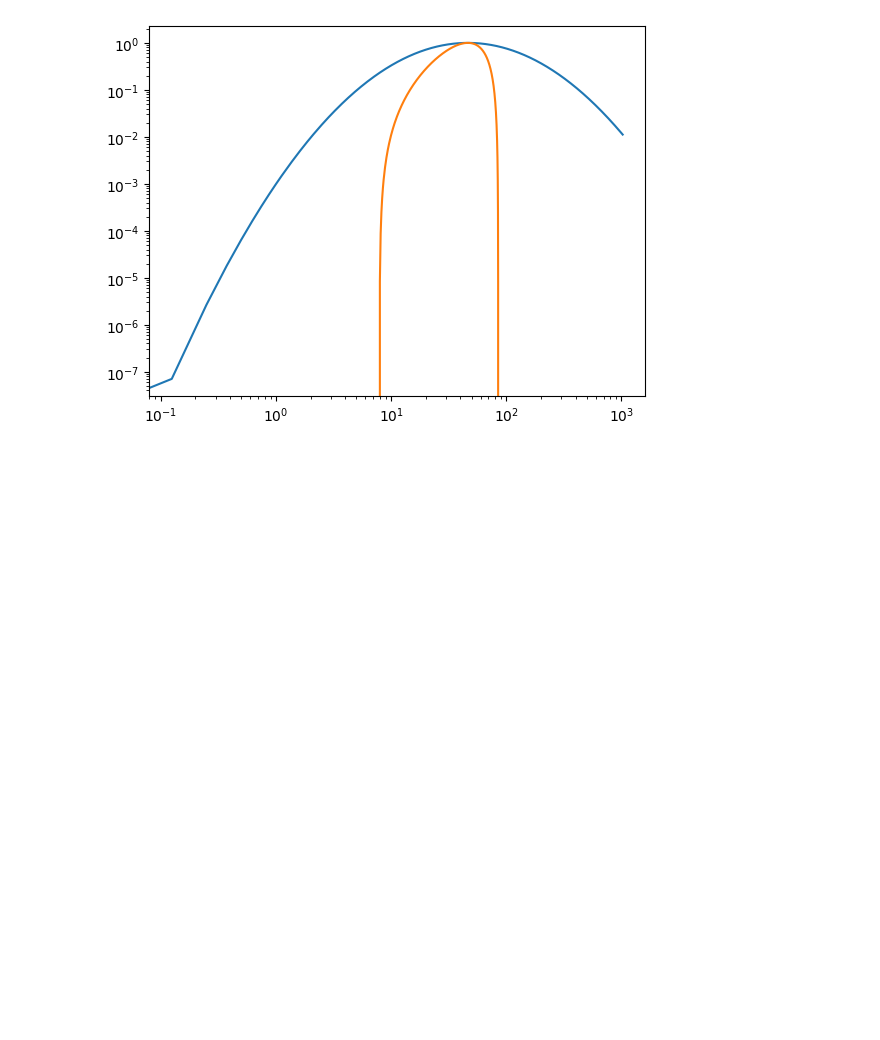
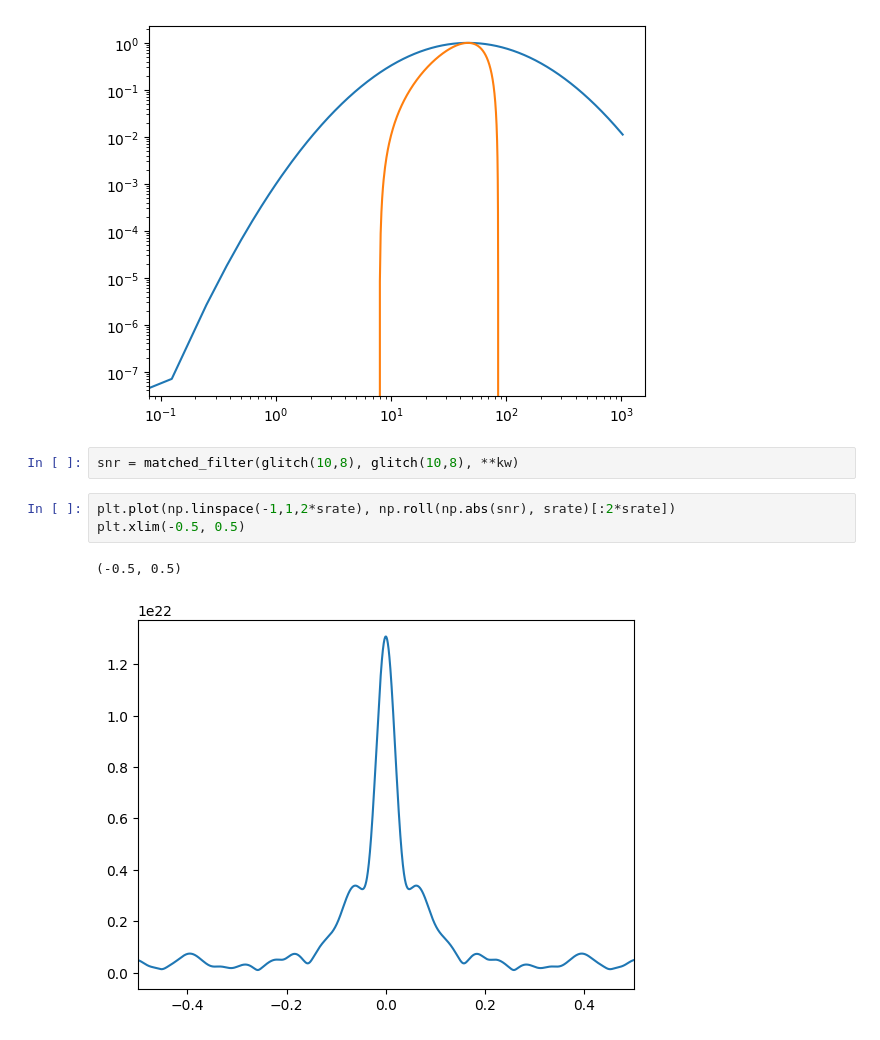
Before and after one commit to andrew-lundgren/antiglitch, a Jupyter notebook: bin/TB_antiglitch.ipynb, the cells around one changed output. Cells and saved outputs as stored; diff of their text form; blank space fills up the shorter version.

```diff
--- a/bin/TB_antiglitch.ipynb
+++ b/bin/TB_antiglitch.ipynb
@@ -93,3 +92,11 @@ plt.loglog(freqs, np.abs(qtile(46.5, 4)))
 # %% [output]
 [<matplotlib.lines.Line2D at 0x...>]
 [figure]
+# %%
+snr = matched_filter(glitch(10,8), glitch(10,8), **kw)
+# %%
+plt.plot(np.linspace(-1,1,2*srate), np.roll(np.abs(snr), srate)[:2*srate])
+plt.xlim(-0.5, 0.5)
+# %% [output]
+(-0.5, 0.5)
+[figure, added]
```
Also changed, not shown: parts of 4 cells of this notebook, 1 other file.
